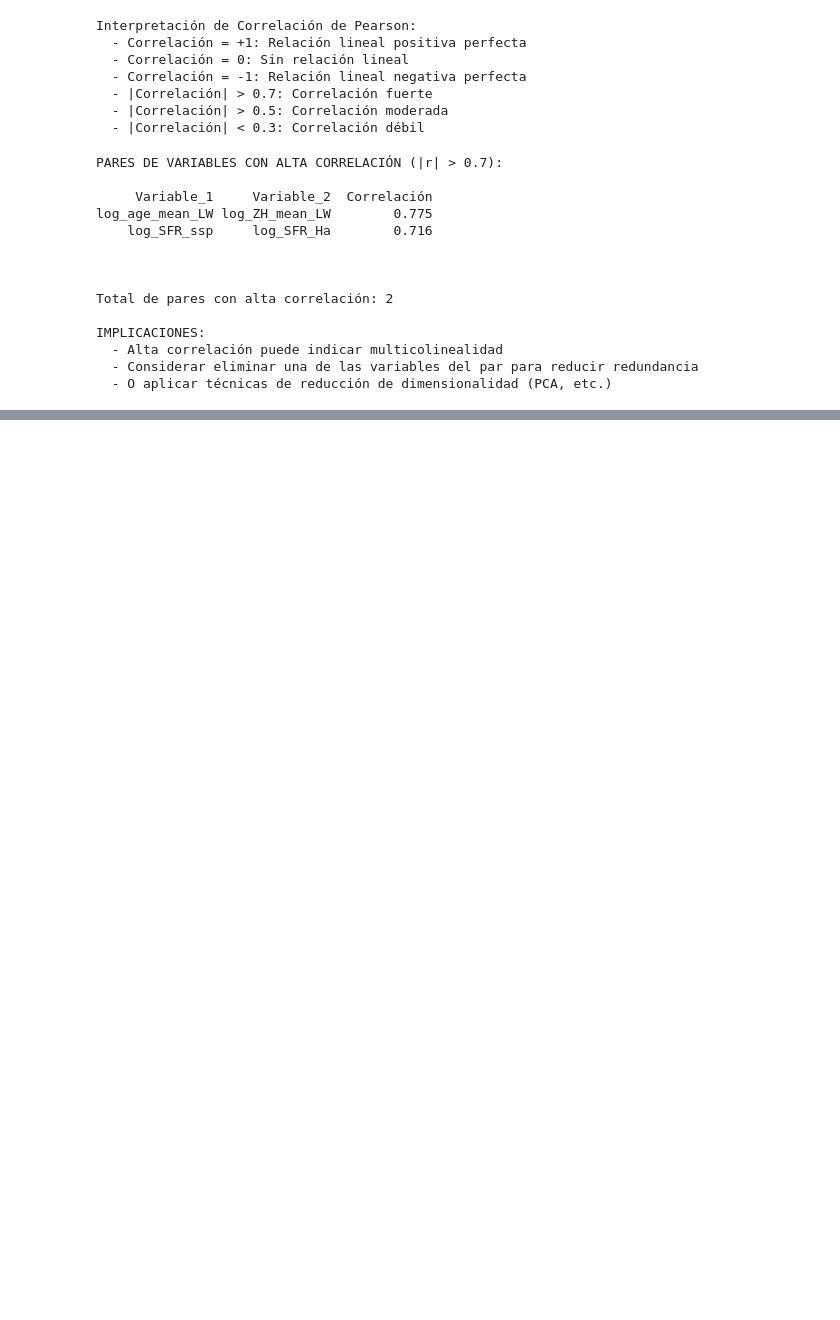
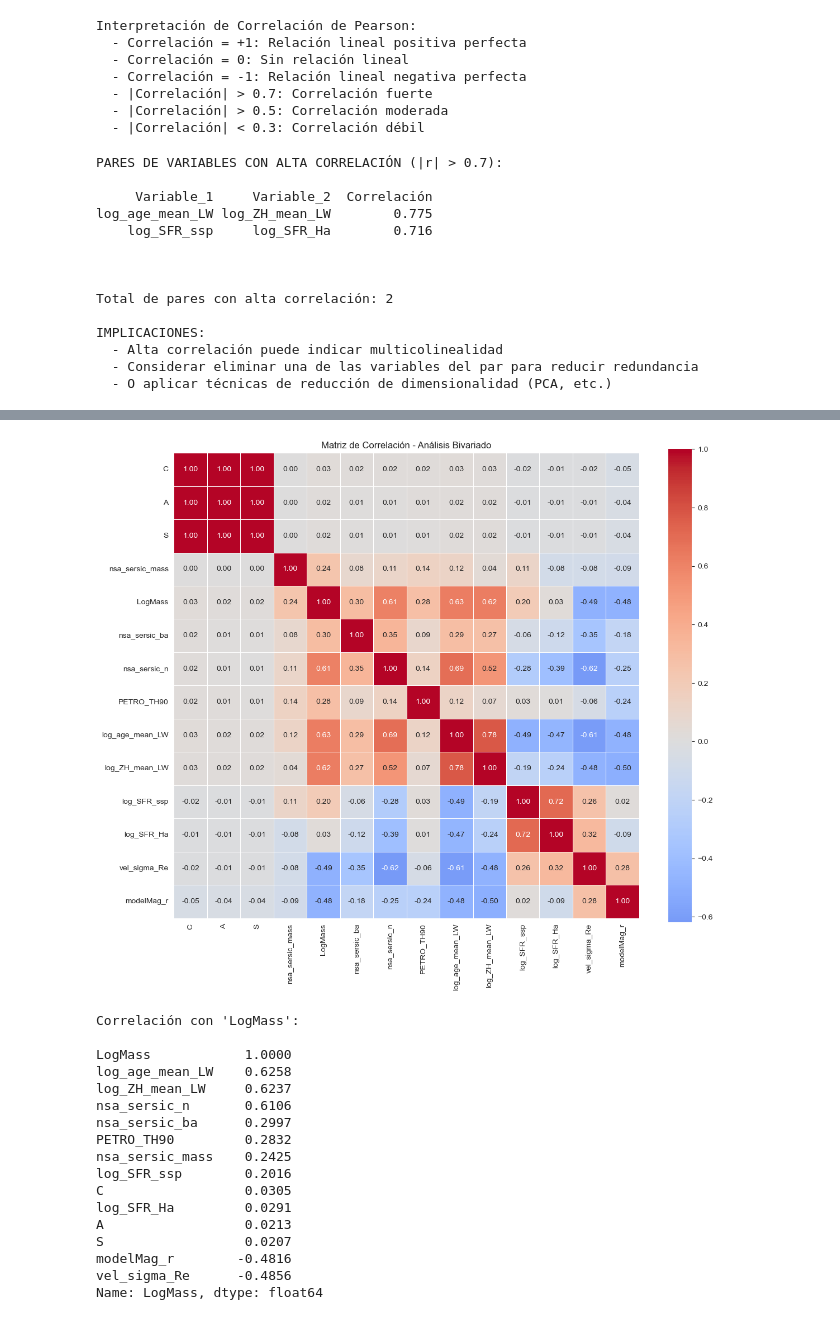
Before and after one commit to GusMorales14/Equipo_61_Avance-1.-An-lisis-exploratorio-de-datos, a Jupyter notebook: Avance1_Equipo61.ipynb, the cells around one changed output, grey strips where cells are left out. Drawn from its saved outputs; the diff is of its cells as text; code cells hidden in the pictures; blank space fills up the shorter version.

```diff
--- a/Avance1_Equipo61.ipynb
+++ b/Avance1_Equipo61.ipynb
@@ -836,0 +963,21 @@ IMPLICACIONES:
+# %%
+bivariate_analysis(df, "LogMass")
+# %% [output]
+[figure, added]
+Correlación con 'LogMass':
+
+LogMass            1.0000
+log_age_mean_LW    0.6258
+log_ZH_mean_LW     0.6237
+nsa_sersic_n       0.6106
+nsa_sersic_ba      0.2997
+PETRO_TH90         0.2832
+nsa_sersic_mass    0.2425
+log_SFR_ssp        0.2016
+C                  0.0305
+log_SFR_Ha         0.0291
+A                  0.0213
+S                  0.0207
+modelMag_r        -0.4816
+vel_sigma_Re      -0.4856
+Name: LogMass, dtype: float64
```
Also changed, not shown: parts of 9 cells of this notebook.
